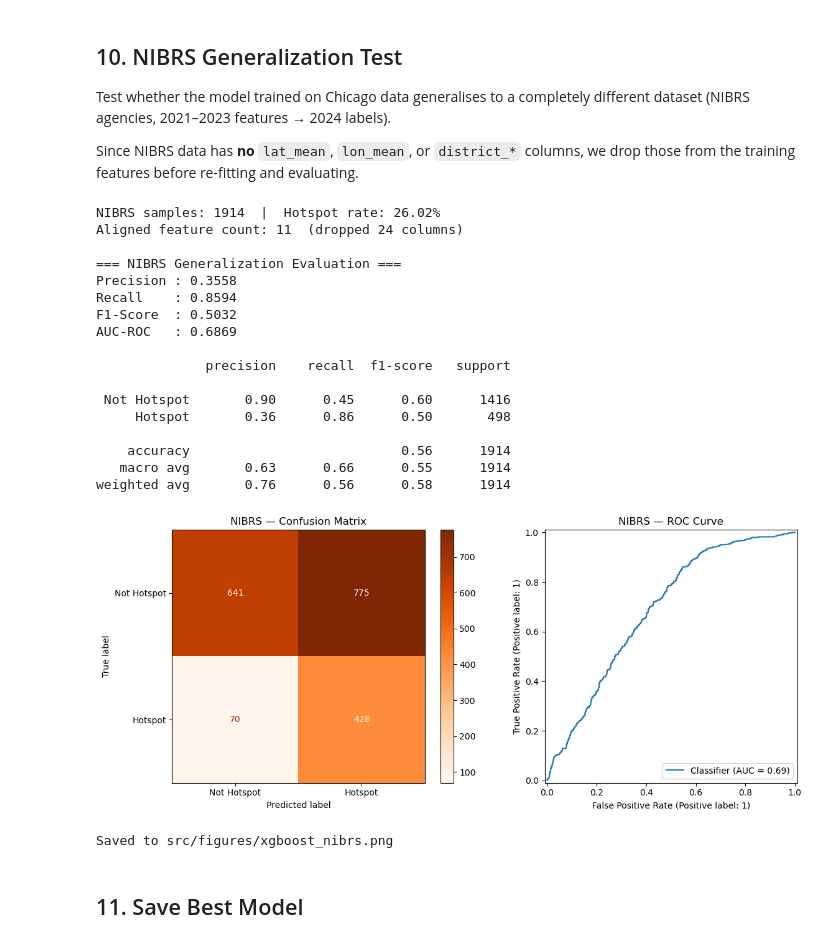
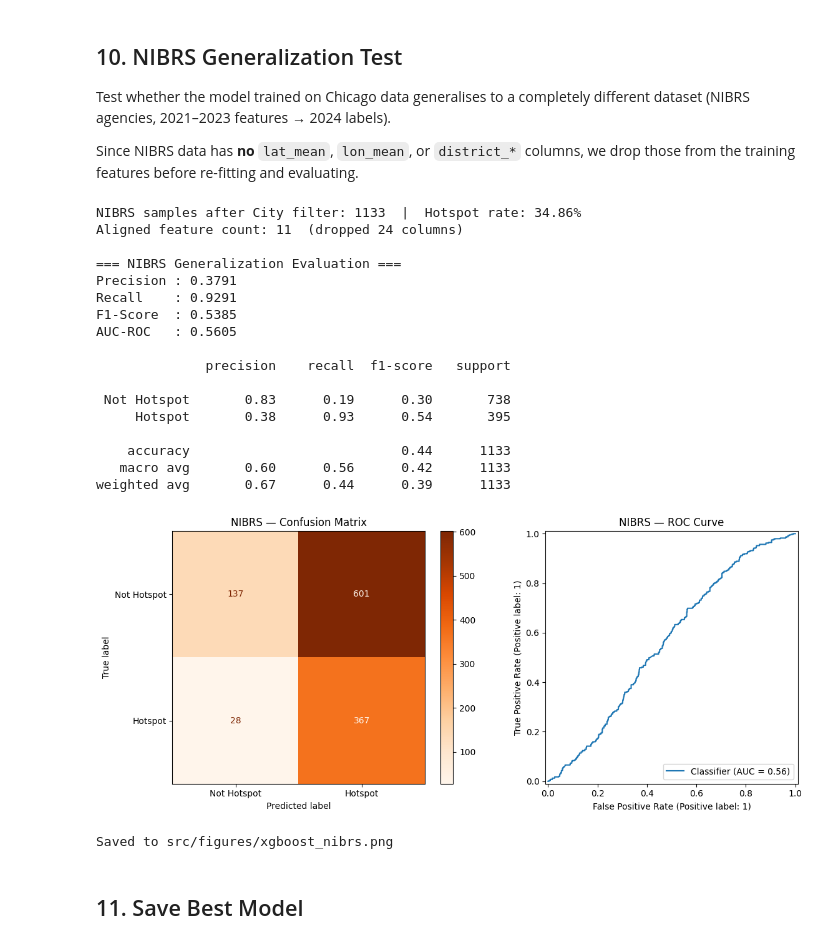
Before and after one commit to LisazhenYANG/IT5006-Group-Project, a Jupyter notebook: notebooks/xgboost_modeling.ipynb, the cells around one changed output. Drawn from its saved outputs; the diff is of its cells as text; code cells hidden in the pictures.

Commit message:
fix：add filter

```diff
--- a/notebooks/xgboost_modeling.ipynb
+++ b/notebooks/xgboost_modeling.ipynb
@@ -42,7 +42,7 @@ from sklearn.metrics import (
 )
 
 RANDOM_STATE = 42
-DATA_DIR = '../data/feature_engineering/'
+DATA_DIR = '../data/furtherprocessed/'
 # %% [markdown]
 ## 1. Load Data
 # %%
@@ -455,11 +455,17 @@ NIBRS_DIR = '../data/nibrs/'
 X_nibrs_raw = pd.read_csv(NIBRS_DIR + 'X_test_nibrs.csv')
 y_nibrs_raw = pd.read_csv(NIBRS_DIR + 'y_test_nibrs.csv')
 
-data_nibrs     = X_nibrs_raw.merge(y_nibrs_raw, on='agency_id', how='inner')
+# Filter: only keep City-type agencies for fairer comparison with Chicago urban communities
+meta = pd.read_csv(NIBRS_DIR + 'nibrs_meta.csv')
+city_ids = meta[meta['agency_type_name'] == 'City']['agency_id']
+
+data_nibrs = X_nibrs_raw.merge(y_nibrs_raw, on='agency_id', how='inner')
+data_nibrs = data_nibrs[data_nibrs['agency_id'].isin(city_ids)]
+
 X_nibrs_model  = data_nibrs.drop(columns=['agency_id', 'label'])
 y_nibrs_label  = data_nibrs['label']
 
-print(f'NIBRS samples: {len(data_nibrs)}  |  Hotspot rate: {y_nibrs_label.mean():.2%}')
+print(f'NIBRS samples after City filter: {len(data_nibrs)}  |  Hotspot rate: {y_nibrs_label.mean():.2%}')
 
 # 2. Drop Chicago-specific columns that NIBRS does not have
 drop_cols = ['lat_mean', 'lon_mean'] + [col for col in X_train.columns if col.startswith('district_')]
@@ -492,44 +498,44 @@ print(f'Recall    : {recall_score(y_nibrs_label, y_pred_nibrs):.4f}')
 print(f'F1-Score  : {f1_score(y_nibrs_label, y_pred_nibrs):.4f}')
 print(f'AUC-ROC   : {roc_auc_score(y_nibrs_label, y_prob_nibrs):.4f}')
 print()
 print(classification_report(y_nibrs_label, y_pred_nibrs, target_names=['Not Hotspot', 'Hotspot']))
 
 # 7. Confusion matrix + ROC curve
 fig, axes = plt.subplots(1, 2, figsize=(12, 5))
 
 ConfusionMatrixDisplay.from_predictions(
     y_nibrs_label, y_pred_nibrs,
     display_labels=['Not Hotspot', 'Hotspot'],
     cmap='Oranges', ax=axes[0]
 )
 axes[0].set_title('NIBRS — Confusion Matrix')
 
 RocCurveDisplay.from_predictions(y_nibrs_label, y_prob_nibrs, ax=axes[1])
 axes[1].set_title('NIBRS — ROC Curve')
 
 plt.tight_layout()
 plt.savefig('../src/figures/xgboost_nibrs.png', dpi=150, bbox_inches='tight')
 plt.show()
 print('Saved to src/figures/xgboost_nibrs.png')
 # %% [output]
-NIBRS samples: 1914  |  Hotspot rate: 26.02%
+NIBRS samples after City filter: 1133  |  Hotspot rate: 34.86%
 Aligned feature count: 11  (dropped 24 columns)
 
 === NIBRS Generalization Evaluation ===
-Precision : 0.3558
-Recall    : 0.8594
-F1-Score  : 0.5032
-AUC-ROC   : 0.6869
+Precision : 0.3791
+Recall    : 0.9291
+F1-Score  : 0.5385
+AUC-ROC   : 0.5605
 
               precision    recall  f1-score   support
 
- Not Hotspot       0.90      0.45      0.60      1416
-     Hotspot       0.36      0.86      0.50       498
+ Not Hotspot       0.83      0.19      0.30       738
+     Hotspot       0.38      0.93      0.54       395
 
-    accuracy                           0.56      1914
-   macro avg       0.63      0.66      0.55      1914
-weighted avg       0.76      0.56      0.58      1914
+    accuracy                           0.44      1133
+   macro avg       0.60      0.56      0.42      1133
+weighted avg       0.67      0.44      0.39      1133
-[figure, old version]
+[figure, new version]
 Saved to src/figures/xgboost_nibrs.png
 # %% [markdown]
 ## 11. Save Best Model
```
Also changed, not shown: parts of 11 cells of this notebook, 17 other files.
